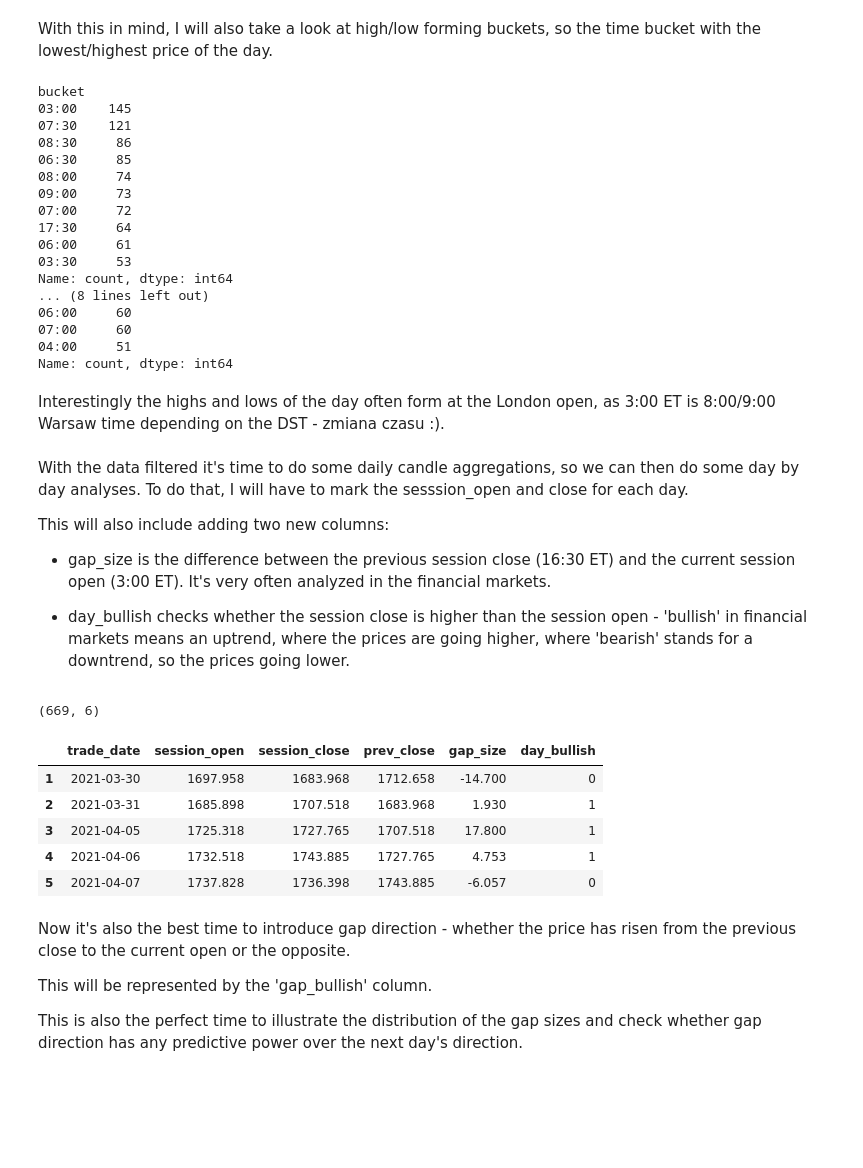
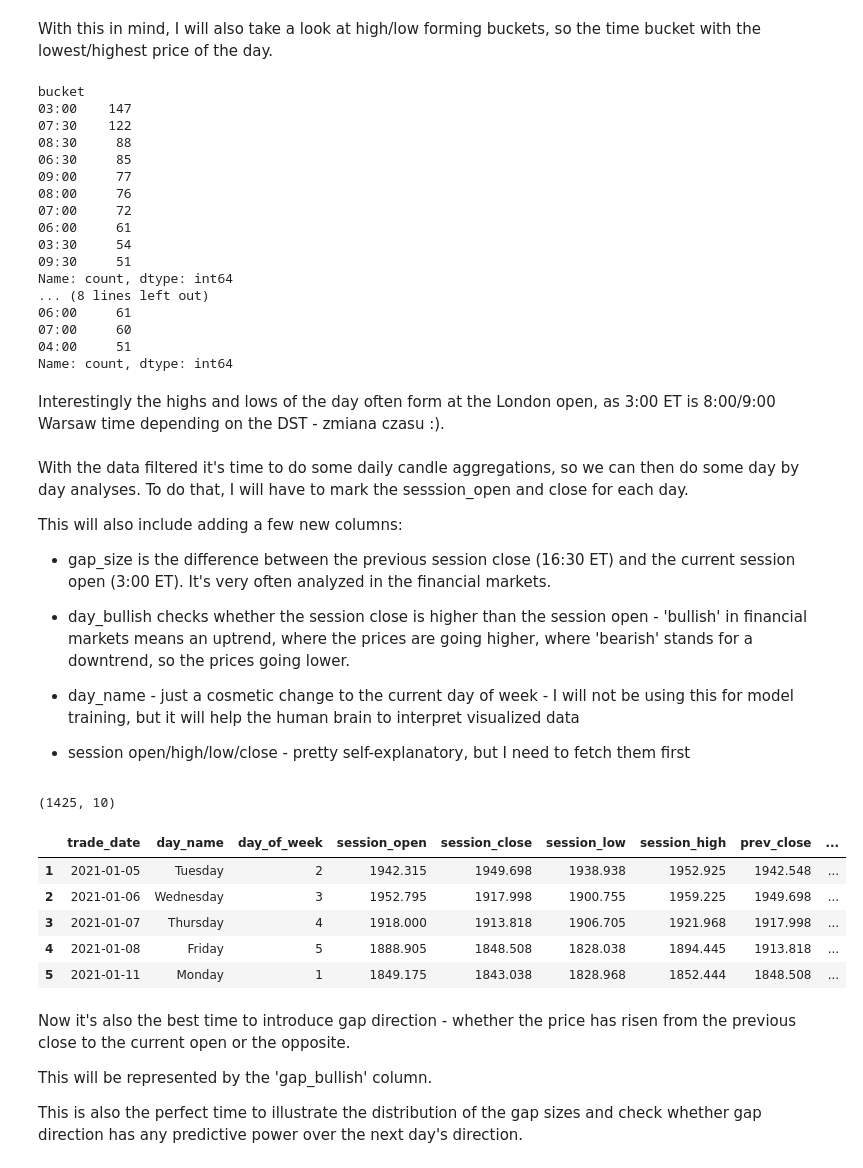
Before and after one commit to ady7ady7/python_agentic_learning, a Jupyter notebook: project2_xauusd_analysis/notebooks/01_data_import_eda.ipynb, the cells around one changed output. Cells and saved outputs as stored; diff of their text form; code cells hidden in the pictures; blank space fills up the shorter version.

```diff
--- a/project2_xauusd_analysis/notebooks/01_data_import_eda.ipynb
+++ b/project2_xauusd_analysis/notebooks/01_data_import_eda.ipynb
@@ -349,7 +349,7 @@ The only thing to look at in regards to the Asian session is the price gap from
 
 As we filter out the Asian session, the visualizations should also become much clearer.
 # %%
-filtered_df = df[(df['et_hour'] >= 3) & (df['et_hour'] <= 17)].copy()
+filtered_df = df[(df['et_hour'] >= 3) & (df['et_hour'] <= 16)].copy()
 filtered_df['bucket'] = filtered_df['et_time'].dt.floor('30min').dt.strftime('%H:%M')
 
 
@@ -375,19 +375,19 @@ print(hod['bucket'].value_counts().head(10))
 print(lod['bucket'].value_counts().head(10))
 # %% [output]
 bucket
-03:00    145
-07:30    121
-08:30     86
+03:00    147
+07:30    122
+08:30     88
 06:30     85
-08:00     74
-09:00     73
+09:00     77
+08:00     76
 07:00     72
-17:30     64
 06:00     61
-03:30     53
+03:30     54
+09:30     51
 Name: count, dtype: int64
 ... (8 lines left out)
-06:00     60
+06:00     61
 07:00     60
 04:00     51
 Name: count, dtype: int64
@@ -397,30 +397,38 @@ Interestingly the highs and lows of the day often form at the London open, as 3:
 With the data filtered it's time to do some daily candle aggregations, so we can then do some day by day analyses.
 To do that, I will have to mark the sesssion_open and close for each day.
 
-This will also include adding two new columns:
+This will also include adding a few new columns:
 
 - gap_size is the difference between the previous session close (16:30 ET) and the current session open (3:00 ET). It's very often analyzed in the financial markets.
 
 - day_bullish checks whether the session close is higher than the session open - 'bullish' in financial markets means an uptrend, where the prices are going higher, where 'bearish' stands for a downtrend, so the prices going lower.
+
+- day_name - just a cosmetic change to the current day of week - I will not be using this for model training, but it will help the human brain to interpret visualized data
+
+- session open/high/low/close - pretty self-explanatory, but I need to fetch them first
 # %%
-session_open = filtered_df[filtered_df['bucket'] == '03:00'].groupby('trade_date')['open'].first().reset_index().rename(columns={'open': 'session_open'})
-session_close = filtered_df[(filtered_df['et_hour'] == 16) & (filtered_df['et_minute'] == 25)].groupby('trade_date')['close'].first().reset_index().rename(columns={'close': 'session_close'})
+filtered_df['day_name'] = filtered_df['et_time'].dt.day_name()
 
-daily = session_open.merge(session_close, on='trade_date')
+session_open = filtered_df[filtered_df['bucket'] == '03:00'].groupby(['trade_date', 'day_name', 'day_of_week'])['open'].first().reset_index().rename(columns={'open': 'session_open'})
+session_close = filtered_df.groupby('trade_date')['close'].last().reset_index().rename(columns={'close': 'session_close'})
+session_high = filtered_df.groupby('trade_date')['high'].max().reset_index().rename(columns={'high': 'session_high'})
+session_low = filtered_df.groupby('trade_date')['low'].min().reset_index().rename(columns={'low': 'session_low'})
+
+daily = session_open.merge(session_close, on='trade_date').merge(session_low, on = 'trade_date').merge(session_high, on = 'trade_date')
 daily['prev_close'] = daily['session_close'].shift(1)
 daily['gap_size'] = daily['session_open'] - daily['prev_close']
 daily['day_bullish'] = (daily['session_close'] > daily['session_open']).astype(int)
 daily = daily.dropna()
 print(daily.shape)
 daily.head()
 # %% [output]
-(669, 6)
+(1425, 10)
-|  | trade_date | session_open | session_close | prev_close | gap_size | day_bullish |
-| 1 | 2021-03-30 | 1697.958 | 1683.968 | 1712.658 | -14.700 | 0 |
-| 2 | 2021-03-31 | 1685.898 | 1707.518 | 1683.968 | 1.930 | 1 |
-| 3 | 2021-04-05 | 1725.318 | 1727.765 | 1707.518 | 17.800 | 1 |
-| 4 | 2021-04-06 | 1732.518 | 1743.885 | 1727.765 | 4.753 | 1 |
-| 5 | 2021-04-07 | 1737.828 | 1736.398 | 1743.885 | -6.057 | 0 |
+|  | trade_date | day_name | day_of_week | session_open | session_close | session_low | session_high | prev_close | ... |
+| 1 | 2021-01-05 | Tuesday | 2 | 1942.315 | 1949.698 | 1938.938 | 1952.925 | 1942.548 | ... |
+| 2 | 2021-01-06 | Wednesday | 3 | 1952.795 | 1917.998 | 1900.755 | 1959.225 | 1949.698 | ... |
+| 3 | 2021-01-07 | Thursday | 4 | 1918.000 | 1913.818 | 1906.705 | 1921.968 | 1917.998 | ... |
+| 4 | 2021-01-08 | Friday | 5 | 1888.905 | 1848.508 | 1828.038 | 1894.445 | 1913.818 | ... |
+| 5 | 2021-01-11 | Monday | 1 | 1849.175 | 1843.038 | 1828.968 | 1852.444 | 1848.508 | ... |
 # %% [markdown]
 Now it's also the best time to introduce gap direction - whether the price has risen from the previous close to the current open or the opposite.
 
```
Also changed, not shown: parts of 10 cells of this notebook, 2 other files.
